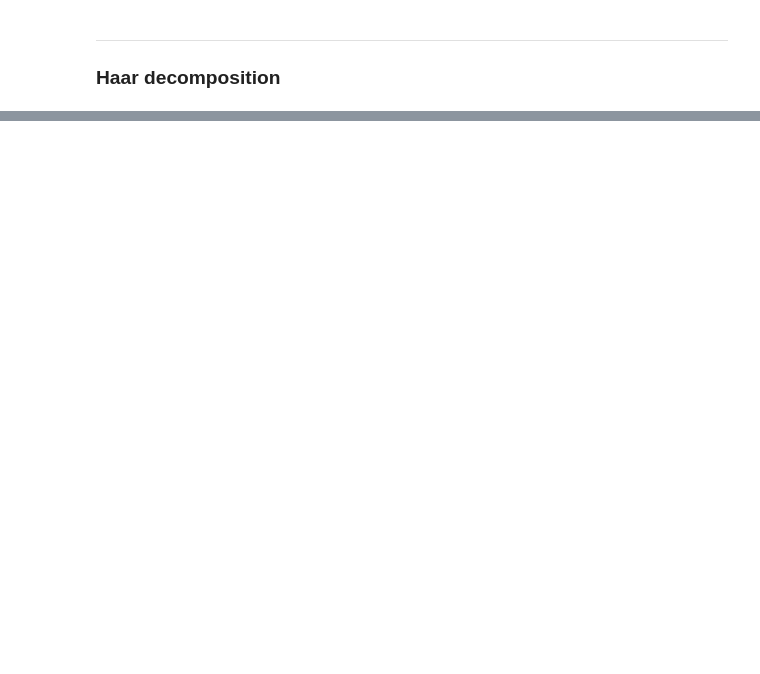
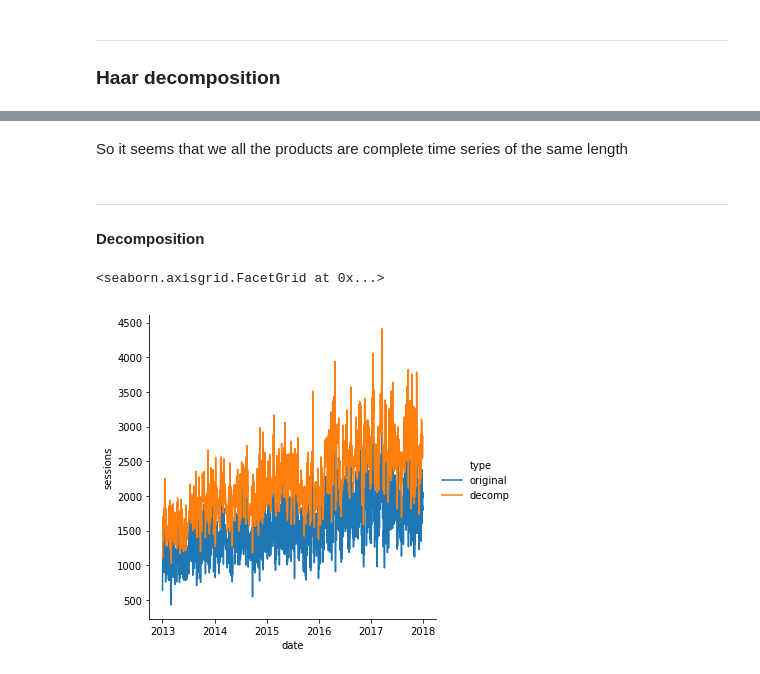
Before and after one commit to louislouisloui/otb, a Jupyter notebook: 10_cluster_poduct_type.ipynb, the cells around one changed output, grey strips where cells are left out. Saved outputs shown, nothing was run; the diff lists cells and outputs as text; code cells hidden in the pictures; blank space fills up the shorter version.

```diff
--- a/10_cluster_poduct_type.ipynb
+++ b/10_cluster_poduct_type.ipynb
@@ -66,0 +46,18 @@ product[product.product_id == 89].sort_values('date')
+# %% [markdown]
+So it seems that we all the products are complete time series of the same length
+# %% [markdown]
+----------
+#### Decomposition
+# %%
+test = pywt.dwt(product[product.product_id == 89].sort_values('date').sessions.tolist(),'haar')
+decomp = [(datetime.datetime(2013,1,1) + datetime.timedelta(days = i),j) for i,j in enumerate(reduce(lambda x,y: x+y,[[i,i] for i in test[0]]))]
+dtest = pd.DataFrame(decomp,columns = ['date','sessions'])
+dtest['type'] = 'decomp'
+dt = product[product.product_id == 89].loc[:,['date','sessions']]
+dt['type'] = 'original'
+dt_plot = pd.concat([dt,dtest],axis = 0)
+dt_plot
+sns.relplot(data=dt_plot, x = 'date',y='sessions',hue = 'type',kind='line')
+# %% [output]
+<seaborn.axisgrid.FacetGrid at 0x...>
+[figure, added]
```
Also changed, not shown: parts of 13 cells of this notebook, 2 other files.
